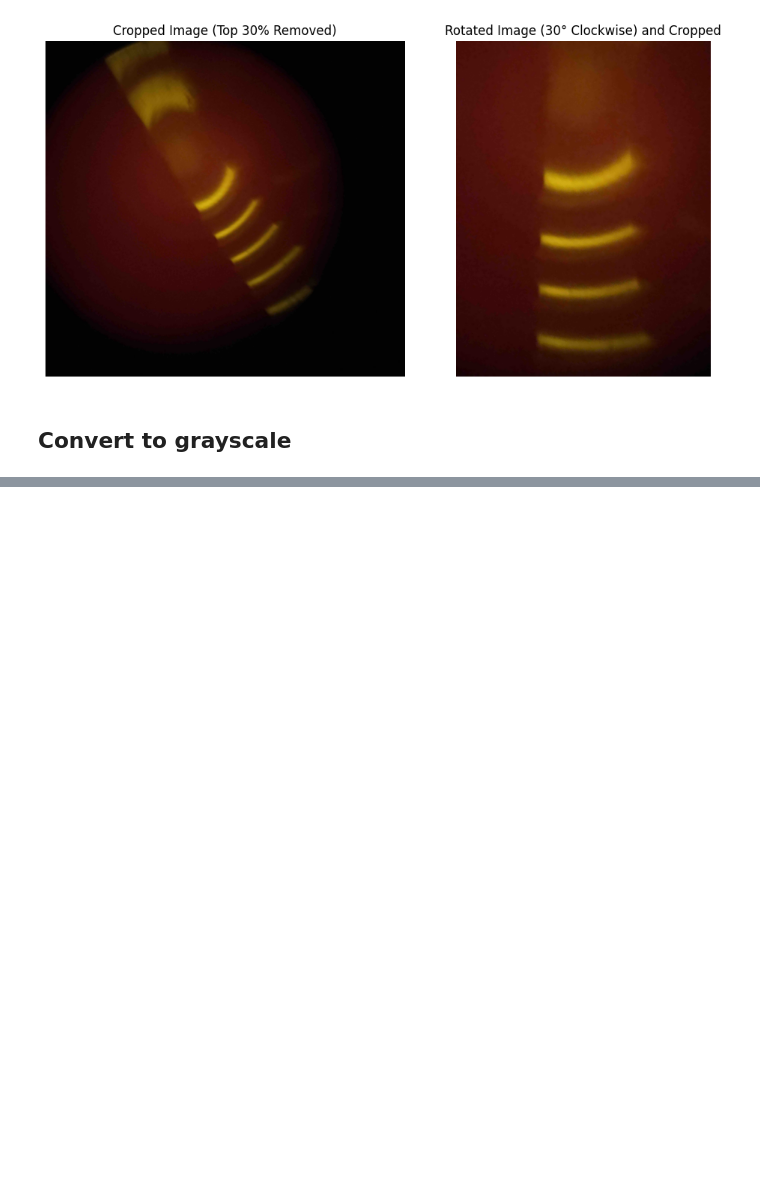
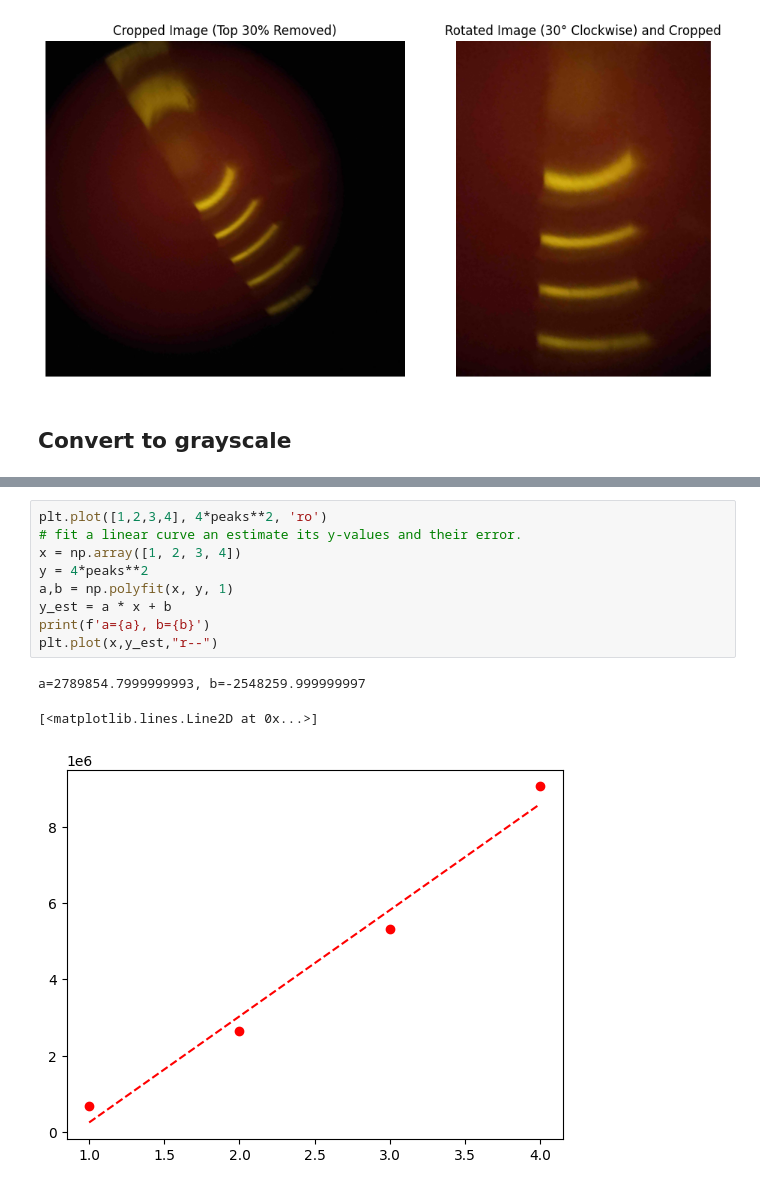
Before and after one commit to williamlittle423/zeeman_effect, a Jupyter notebook: data_analysis/image_analysis.ipynb, the cells around one changed output, grey strips where cells are left out. Drawn from its saved outputs; the diff is of its cells as text; blank space fills up the shorter version.

```diff
--- a/data_analysis/image_analysis.ipynb
+++ b/data_analysis/image_analysis.ipynb
@@ -85,0 +110,13 @@ plt.show()
+# %%
+plt.plot([1,2,3,4], 4*peaks**2, 'ro')
+# fit a linear curve an estimate its y-values and their error.
+x = np.array([1, 2, 3, 4])
+y = 4*peaks**2
+a,b = np.polyfit(x, y, 1)
+y_est = a * x + b
+print(f'a={a}, b={b}')
+plt.plot(x,y_est,"r--")
+# %% [output]
+a=2789854.7999999993, b=-2548259.999999997
+[<matplotlib.lines.Line2D at 0x...>]
+[figure, added]
```
Also changed, not shown: parts of 5 cells of this notebook, 9 other files.
